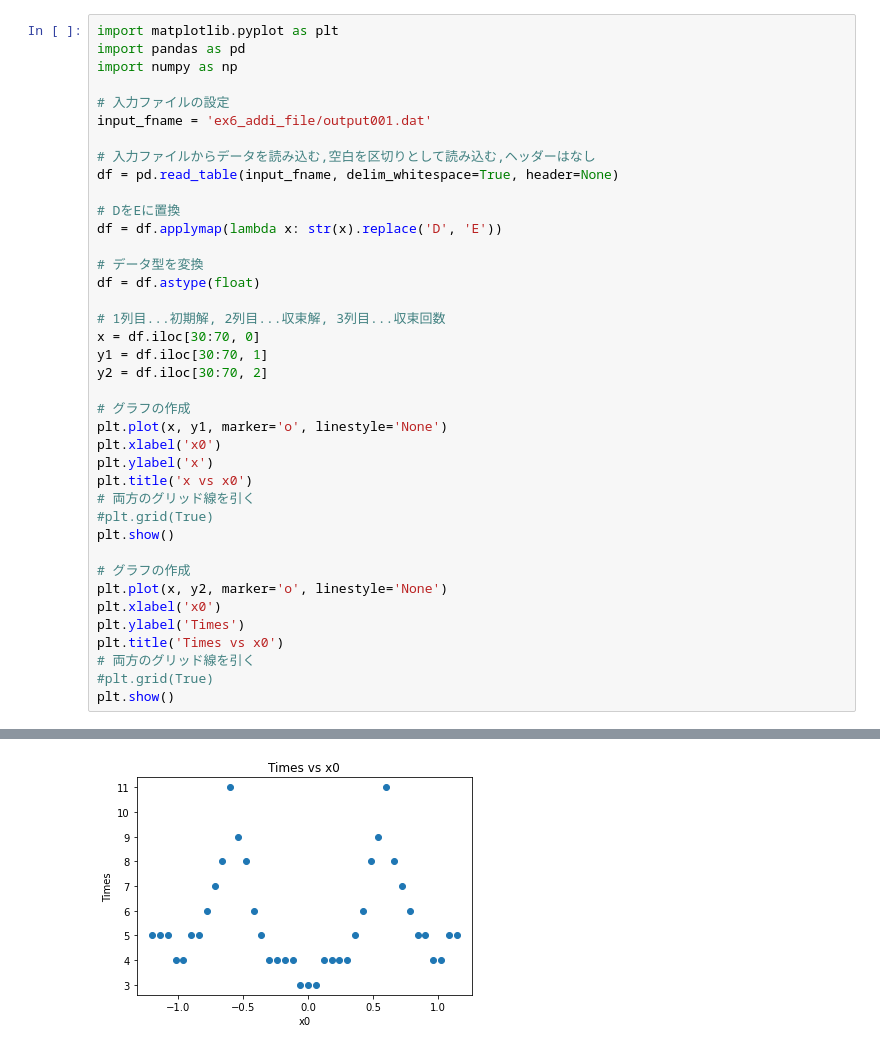
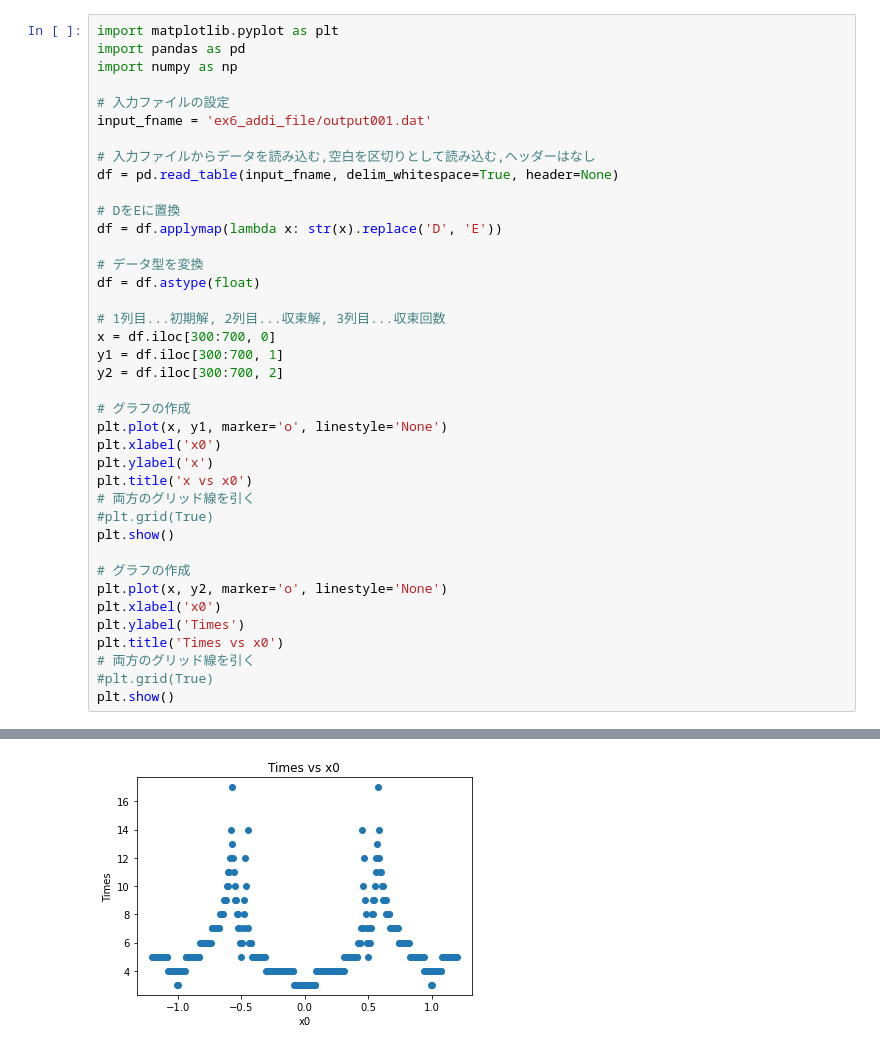
Before and after one commit to NegoroKosei/fortran_practice, a Jupyter notebook: ex6.ipynb, the cells around one changed output, grey strips where cells are left out. Cells and saved outputs as stored; diff of their text form.

```diff
--- a/ex6.ipynb
+++ b/ex6.ipynb
@@ -58,9 +58,9 @@ df = df.applymap(lambda x: str(x).replace('D', 'E'))
 df = df.astype(float)
 
 # 1列目...初期解, 2列目...収束解, 3列目...収束回数
-x = df.iloc[30:70, 0]
-y1 = df.iloc[30:70, 1]
-y2 = df.iloc[30:70, 2]
+x = df.iloc[300:700, 0]
+y1 = df.iloc[300:700, 1]
+y2 = df.iloc[300:700, 2]
 
 # グラフの作成
 plt.plot(x, y1, marker='o', linestyle='None')
@@ -84 +84 @@ plt.show()
-[figure, old version]
+[figure, new version]
```
Also changed, not shown: parts of 2 cells of this notebook, 25 other files.
